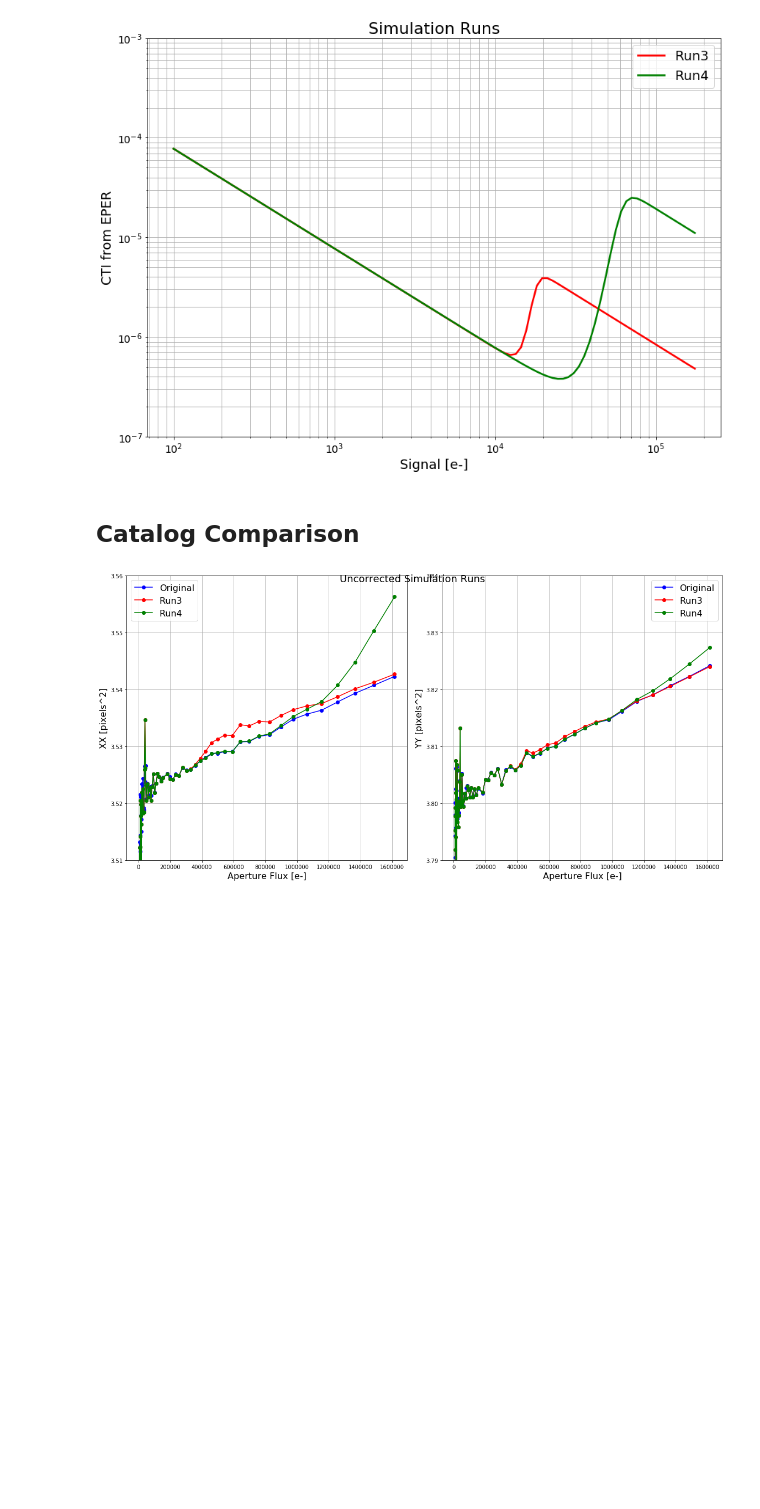
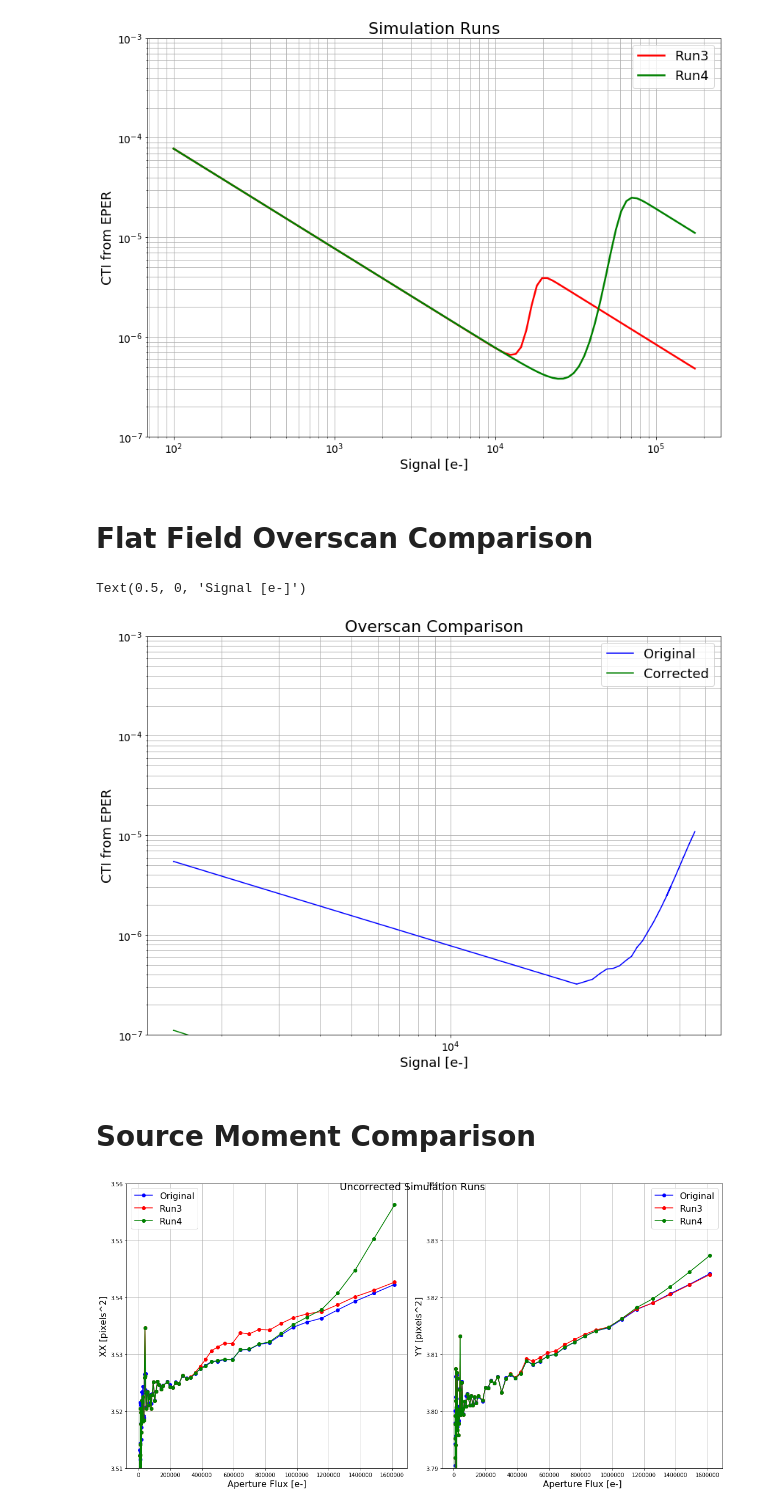
Before and after one commit to Snyder005/ctisim, a Jupyter notebook: notebooks/CorrectionTesting.ipynb, the cells around one changed output. Saved outputs shown, nothing was run; the diff lists cells and outputs as text; code cells hidden in the pictures; blank space fills up the shorter version.

```diff
--- a/notebooks/SourceMomentTesting.ipynb
+++ b/notebooks/CorrectionTesting.ipynb
@@ -28,13 +28,13 @@ ramp = SegmentSimulator(imarr, ITL_AMP_GEOM.prescan_width, output_amplifier,
                         cti=cti, traps=[low_trap, med_trap])
 ramp.ramp_exp(signals)
 
-segarr = ramp.simulate_readout(serial_overscan_width=ITL_AMP_GEOM.serial_overscan_width,
+segarr = ramp.readout(serial_overscan_width=ITL_AMP_GEOM.serial_overscan_width,
                                parallel_overscan_width=0)
 
 last_pix = segarr[:, 511]
 oscan1 = segarr[:, 512]
 oscan2 = segarr[:, 513]
-cti_run3 = ((oscan1+oscan2)/(512*last_pix))
+cti_run3 = ((oscan1+oscan2)/(511*last_pix))
 
 ## Run4
 cti = 0.0
@@ -46,13 +46,13 @@ ramp = SegmentSimulator(imarr, ITL_AMP_GEOM.prescan_width, output_amplifier,
                         cti=cti, traps=[low_trap, med_trap])
 ramp.ramp_exp(signals)
 
-segarr = ramp.simulate_readout(serial_overscan_width=ITL_AMP_GEOM.serial_overscan_width,
+segarr = ramp.readout(serial_overscan_width=ITL_AMP_GEOM.serial_overscan_width,
                                parallel_overscan_width=0)
 
 last_pix = segarr[:, 511]
 oscan1 = segarr[:, 512]
 oscan2 = segarr[:, 513]
-cti_run4 = ((oscan1+oscan2)/(512*last_pix))
+cti_run4 = ((oscan1+oscan2)/(511*last_pix))
 
 ax.plot(signals, cti_run3, linewidth=2.5, color='red', label='Run3')
 ax.plot(signals, cti_run4, linewidth=2.5, color='green', label='Run4')
@@ -69,8 +69,55 @@ ax.set_xlabel('Signal [e-]', fontsize=18)
 # %% [output]
 Text(0.5, 0, 'Signal [e-]')
 [figure]
+# %% [markdown]
+# Flat Field Overscan Comparison
+# %%
+original_flats = sorted(glob.glob(join('/nfs/slac/g/ki/ki19/lsst/snyder18/LSST/Data/test/*processed.fits')))
+corrected_flats = sorted(glob.glob(join('/nfs/slac/g/ki/ki19/lsst/snyder18/LSST/Data/test/*corrected.fits')))
+# %%
+signals = np.zeros(len(original_flats))
+cti_original = np.zeros(len(original_flats))
+cti_corrected = np.zeros(len(original_flats))
+
+
+amp = 7
+for i, flat in enumerate(original_flats):
+
+    with fits.open(flat) as hdulist:
+
+        data = hdulist[amp].data
+        last_pix = np.mean(data[:, 511])
+        oscans = np.mean(np.sum(data[:, 512:514], axis=1))
+        cti_original[i] = oscans/(511*last_pix)
+        signals[i] = np.median(data[100:1900, 50:450])
+
+for i, flat in enumerate(corrected_flats):
+
+    with fits.open(flat) as hdulist:
+
+        data = hdulist[amp].data
+        last_pix = np.mean(data[:, 511])
+        oscans = np.mean(np.sum(data[:, 512:514], axis=1))
+        cti_corrected[i] = oscans/(511*last_pix)
+
+fig, ax = plt.subplots(1, 1, figsize=(14, 10))
+ax.plot(signals, cti_original, label='Original', color='blue')
+ax.plot(signals, cti_corrected, label='Corrected', color='green')
+
+ax.set_title('Overscan Comparison', fontsize=22)
+ax.set_yscale('log')
+ax.set_xscale('log')
+ax.set_ylim(1.E-7, 1.E-3)
+ax.legend(fontsize=18)
+ax.tick_params(axis='both', which='major', labelsize=14)
+ax.grid(which='both')
+ax.set_ylabel('CTI from EPER', fontsize=18)
+ax.set_xlabel('Signal [e-]', fontsize=18)
+# %% [output]
+Text(0.5, 0, 'Signal [e-]')
+[figure, added]
 # %% [markdown]
-## Catalog Comparison
+# Source Moment Comparison
 # %%
 main_dir = '/nfs/slac/g/ki/ki19/lsst/snyder18/LSST/Data/Sim/Originals/Spots'
 original_catalogs = sorted(glob.glob(join('/nfs/slac/g/ki/ki19/lsst/snyder18/LSST/Data/Sim/Originals/Spots',
```
Also changed, not shown: parts of 1 cell of this notebook, 11 other files.
